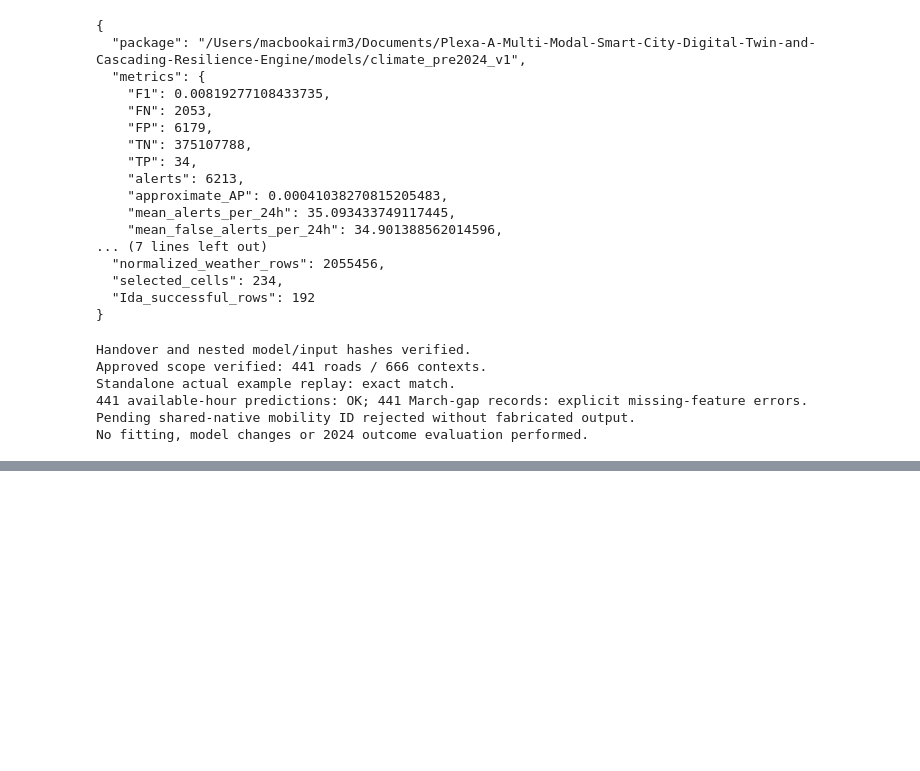
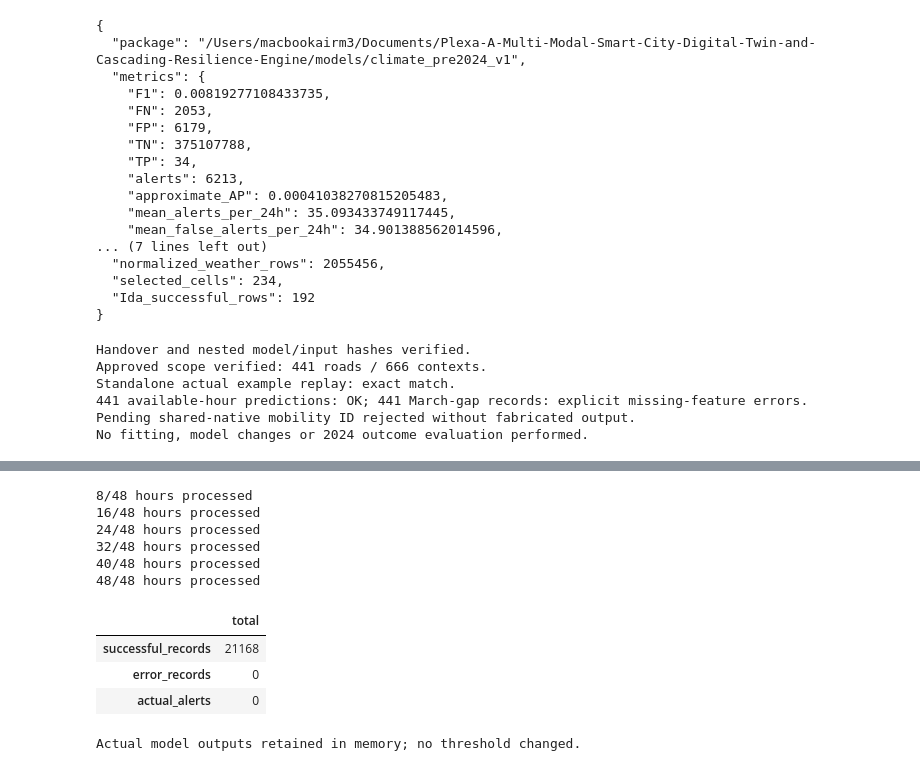
Before and after one commit to anaszpro/Plexa-A-Multi-Modal-Smart-City-Digital-Twin-and-Cascading-Resilience-Engine, a Jupyter notebook: notebooks/05_climate_pre2024_baseline.ipynb, the cells around one changed output, grey strips where cells are left out. Cells and saved outputs as stored; diff of their text form; code cells hidden in the pictures; blank space fills up the shorter version.

```diff
--- a/notebooks/05_climate_pre2024_baseline.ipynb
+++ b/notebooks/05_climate_pre2024_baseline.ipynb
@@ -2549,0 +3066,65 @@ No fitting, model changes or 2024 outcome evaluation performed.
+# %%
+ida_actual_records = []
+ida_feature_lineage = []
+ida_window_summary = []
+
+for number, timestamp in enumerate(ida_hours, start=1):
+    stamp = timestamp.isoformat().replace("+00:00", "Z")
+    request, context = ida_prepare_request(
+        IDA_INPUT_DIR, IDA_MODEL_DIR, stamp
+    )
+
+    request_bytes = (
+        json.dumps(request, indent=2, allow_nan=False) + "\n"
+    ).encode("utf-8")
+    request_hash = hashlib.sha256(request_bytes).hexdigest()
+
+    response = ida_predictor.predict(request, request_hash)
+
+    assert len(request["records"]) == 441
+    assert len(response["records"]) == 441
+    assert {r["request_id"] for r in response["records"]} == {
+        r["request_id"] for r in request["records"]
+    }
+
+    ida_actual_records.extend([
+        {"prediction_time_utc": stamp, "request_sha256": request_hash, **r}
+        for r in response["records"]
+    ])
+    ida_feature_lineage.extend([
+        {"prediction_time_utc": stamp, **r}
+        for r in context["records"]
+    ])
+
+    successful = [r for r in response["records"] if r["status"] == "ok"]
+    ida_window_summary.append({
+        "prediction_time_utc": stamp,
+        "request_sha256": request_hash,
+        "successful_records": len(successful),
+        "error_records": 441 - len(successful),
+        "actual_alerts": sum(r["result"]["model_alert"] for r in successful),
+    })
+
+    if number % 8 == 0:
+        print(f"{number}/48 hours processed")
+
+ida_inference_summary = pd.DataFrame(ida_window_summary)
+
+assert len(ida_actual_records) == 21_168
+display(ida_inference_summary[[
+    "successful_records", "error_records", "actual_alerts"
+]].sum().to_frame("total"))
+
+print("Actual model outputs retained in memory; no threshold changed.")
+# %% [output]
+8/48 hours processed
+16/48 hours processed
+24/48 hours processed
+32/48 hours processed
+40/48 hours processed
+48/48 hours processed
+|  | total |
+| successful_records | 21168 |
+| error_records | 0 |
+| actual_alerts | 0 |
+Actual model outputs retained in memory; no threshold changed.
```
Also changed, not shown: parts of 18 cells of this notebook.
